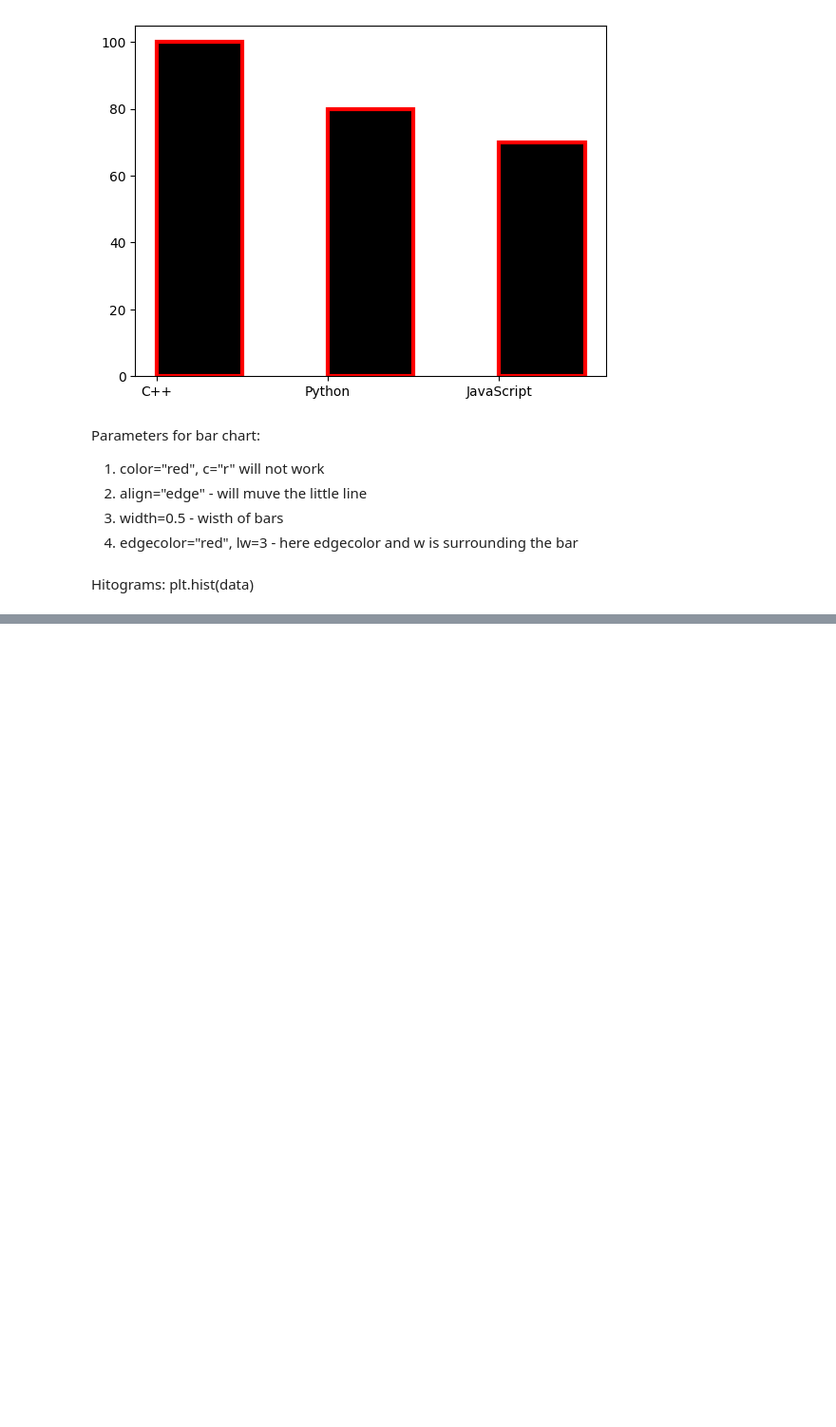
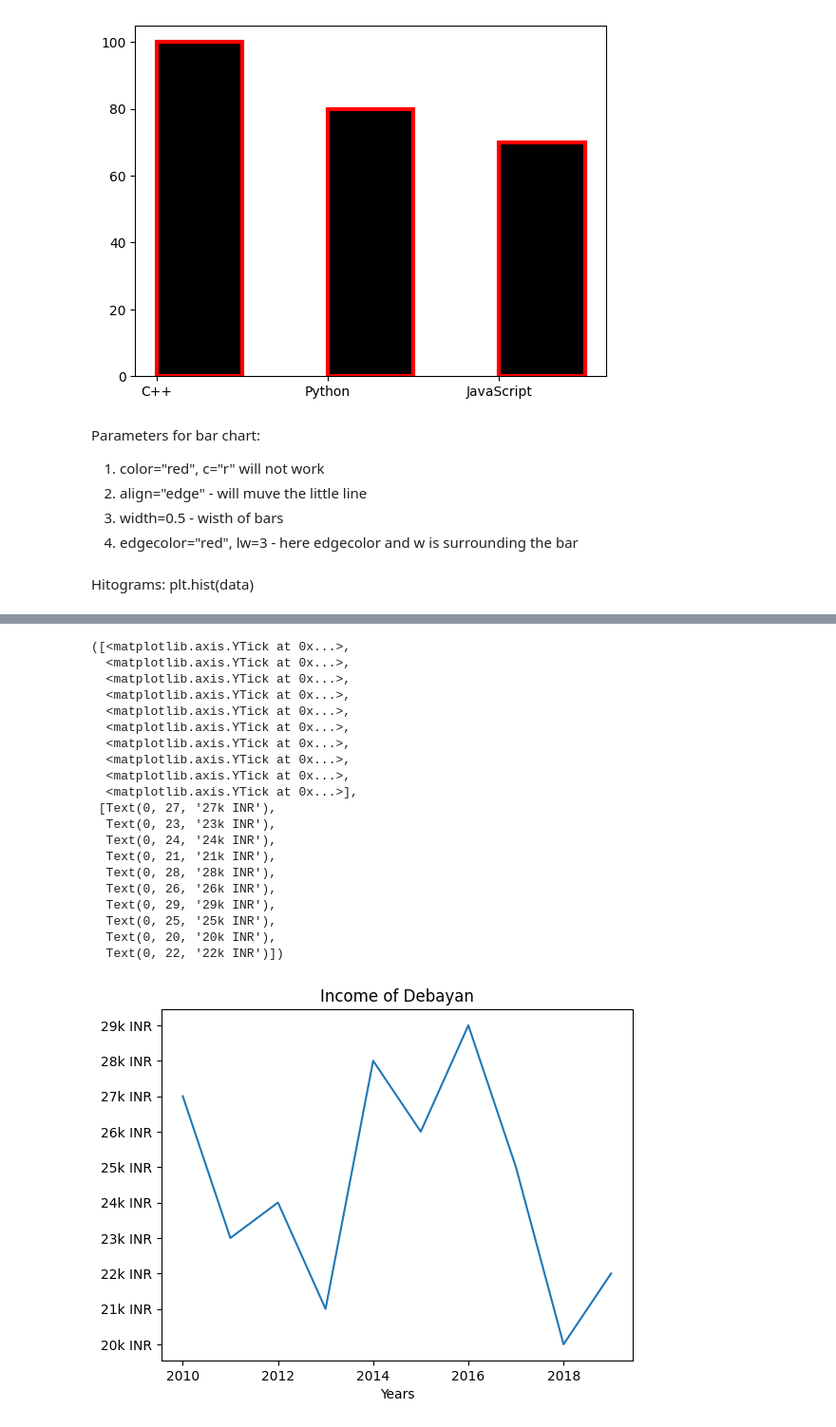
Before and after one commit to pauldebayan/ml_notebooks, a Jupyter notebook: Matplotlib.ipynb, the cells around one changed output, grey strips where cells are left out. Shown at 95% size. Drawn from its saved outputs; the diff is of its cells as text; code cells hidden in the pictures; blank space fills up the shorter version.

```diff
--- a/Matplotlib.ipynb
+++ b/Matplotlib.ipynb
@@ -93,0 +168,33 @@ plt.hist(ages)
+# %%
+years = [2010 + x for x in range(10)]
+#len(years)
+income = np.random.permutation(range(20, 30))
+#print(income)
+
+plt.plot(years, income)
+plt.title("Income of Debayan")
+plt.xlabel("Years")
+#plt.ylabel("Income in Rupees")
+plt.yticks(income, [f"{x}k INR" for x in income])
+# %% [output]
+([<matplotlib.axis.YTick at 0x...>,
+  <matplotlib.axis.YTick at 0x...>,
+  <matplotlib.axis.YTick at 0x...>,
+  <matplotlib.axis.YTick at 0x...>,
+  <matplotlib.axis.YTick at 0x...>,
+  <matplotlib.axis.YTick at 0x...>,
+  <matplotlib.axis.YTick at 0x...>,
+  <matplotlib.axis.YTick at 0x...>,
+  <matplotlib.axis.YTick at 0x...>,
+  <matplotlib.axis.YTick at 0x...>],
+ [Text(0, 27, '27k INR'),
+  Text(0, 23, '23k INR'),
+  Text(0, 24, '24k INR'),
+  Text(0, 21, '21k INR'),
+  Text(0, 28, '28k INR'),
+  Text(0, 26, '26k INR'),
+  Text(0, 29, '29k INR'),
+  Text(0, 25, '25k INR'),
+  Text(0, 20, '20k INR'),
+  Text(0, 22, '22k INR')])
+[figure, added]
```
Also changed, not shown: parts of 9 cells of this notebook.
